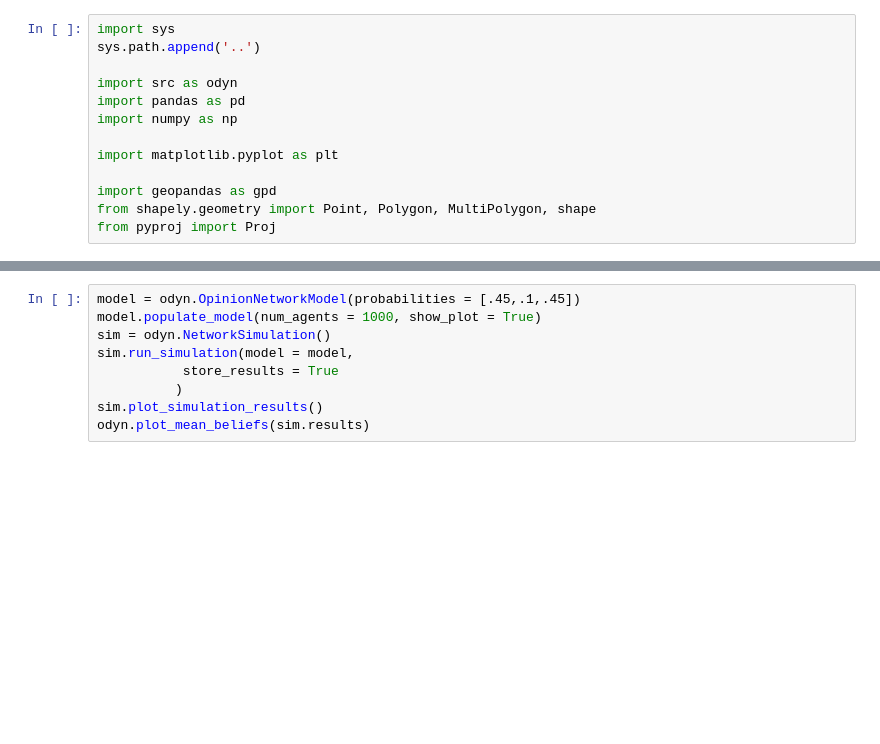
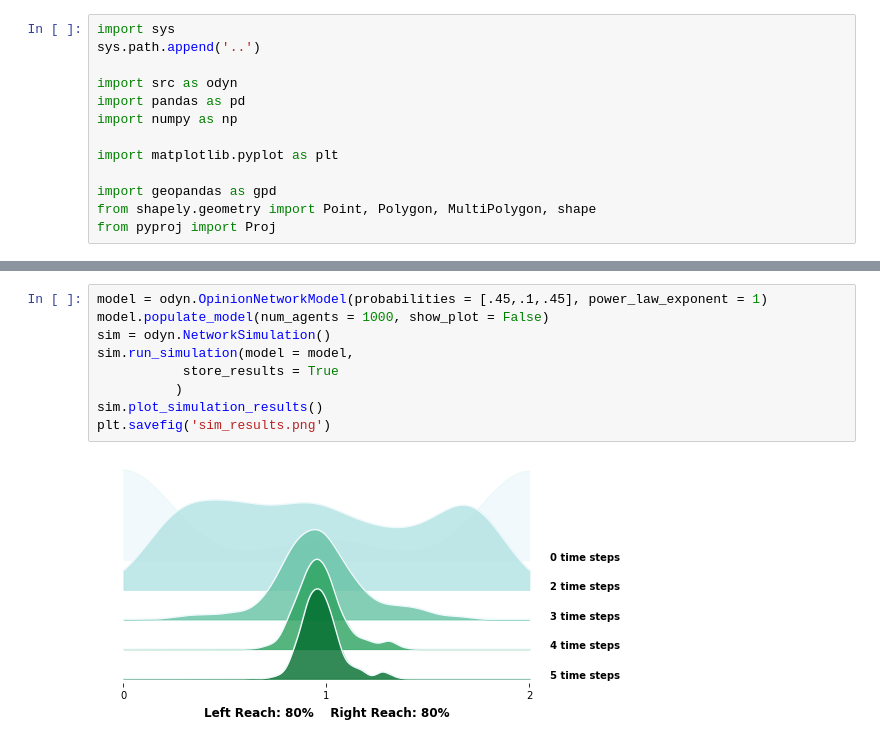
Before and after one commit to MicahRP/ODyN, a Jupyter notebook: notebooks/parameter_space_exploration.ipynb, the cells around one changed output, grey strips where cells are left out. Drawn from its saved outputs; the diff is of its cells as text; blank space fills up the shorter version.

```diff
--- a/notebooks/parameter_space_exploration.ipynb
+++ b/notebooks/parameter_space_exploration.ipynb
@@ -29,9 +62,11 @@ odyn.plot_mean_beliefs(sim.results)
 # %%
-model = odyn.OpinionNetworkModel(probabilities = [.45,.1,.45])
-model.populate_model(num_agents = 1000, show_plot = True)
+model = odyn.OpinionNetworkModel(probabilities = [.45,.1,.45], power_law_exponent = 1)
+model.populate_model(num_agents = 1000, show_plot = False)
 sim = odyn.NetworkSimulation()
 sim.run_simulation(model = model,
            store_results = True
           )
 sim.plot_simulation_results()
-odyn.plot_mean_beliefs(sim.results)
+plt.savefig('sim_results.png')
+# %% [output]
+[figure, added]
```
Also changed, not shown: parts of 11 cells of this notebook, 1 other file.
